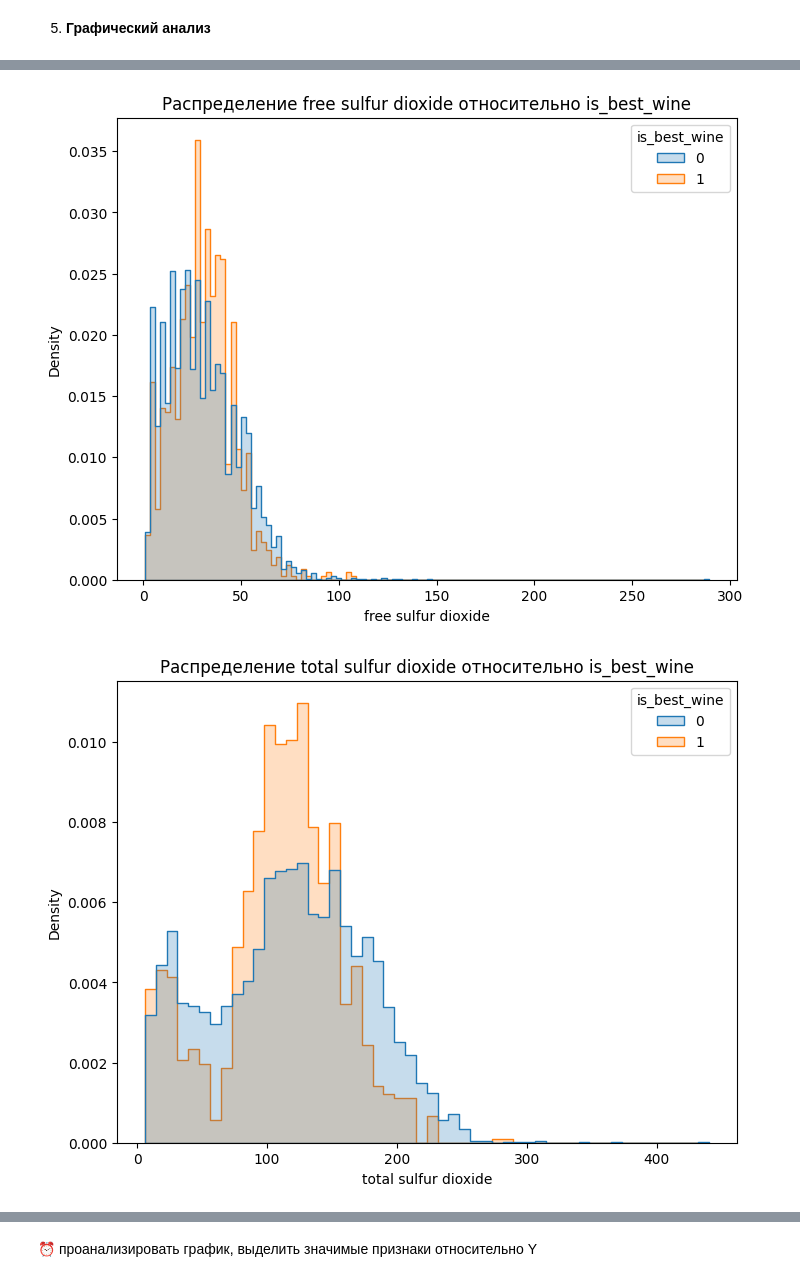
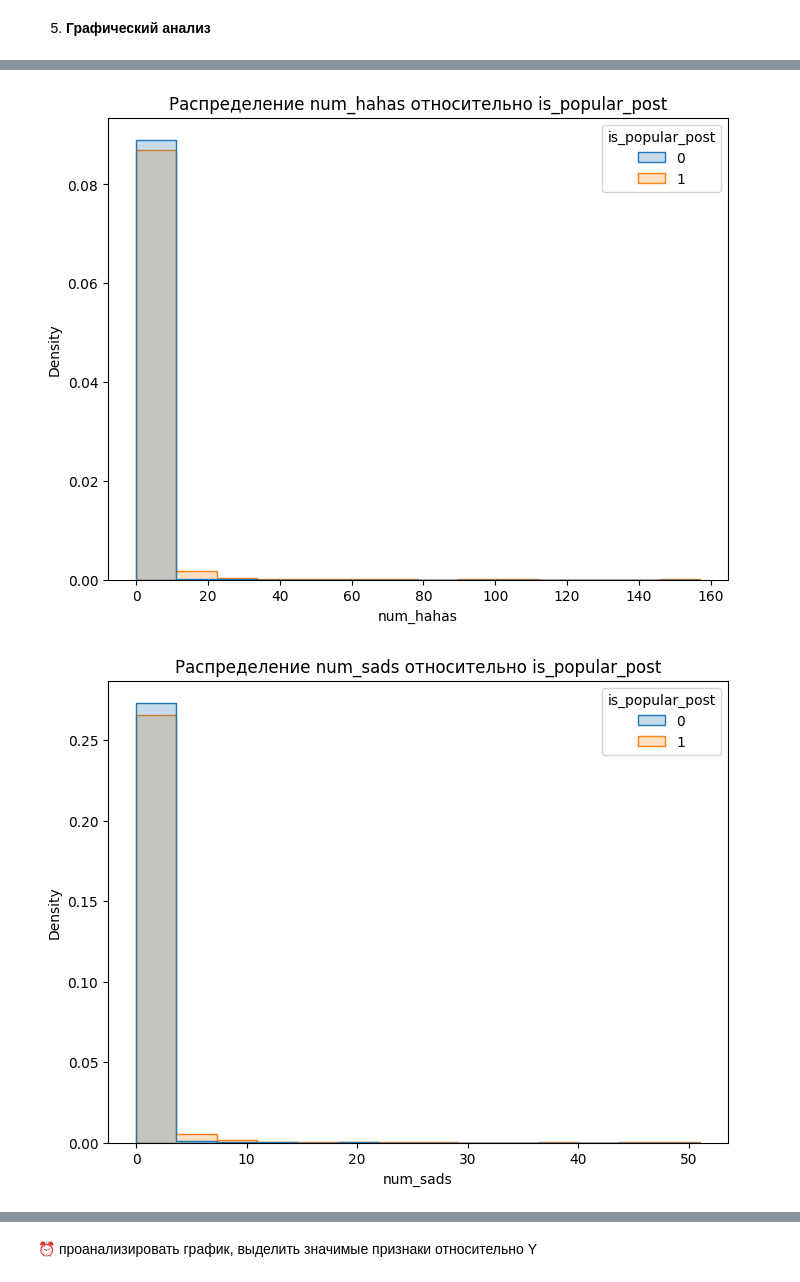
Before and after one commit to kand11/machineLearning, a Jupyter notebook: Практика_2.ipynb, the cells around one changed output, grey strips where cells are left out. Drawn from its saved outputs; the diff is of its cells as text; code cells hidden in the pictures.

```diff
--- a/Практика_2.ipynb
+++ b/Практика_2.ipynb
@@ -54,7 +54,7 @@ Requirement already satisfied: six>=1.5 in /usr/local/lib/python3.10/dist-packag
 2. **Загружаем набор данных:**
 # %%
 # Загрузка набора данных
-df = pd.read_csv('/content/wine.csv')
+df = pd.read_csv('/content/facebook.csv')
 # %%
 df
 # %% [output]
@@ -235,5 +236,5 @@ dtype: int64
 # %%
-df['is_best_wine'] = np.where(df['quality'] >= 7, 1, 0).astype(int)
+df['is_popular_post'] = np.where(df['num_likes'] >= 100, 1, 0).astype(int)
 # %%
 df.columns
 # %% [output]
@@ -243,10 +244,10 @@ Index(['fixed acidity', 'volatile acidity', 'citric acid', 'residual sugar',
       dtype='object')
 # %%
-Y = df['is_best_wine'] # выбираем целевую переменную (категориальную)
-X = df.drop('is_best_wine', axis=1) # переменные для проверки влияния
+Y = df['is_popular_post'] # выбираем целевую переменную (категориальную)
+X = df.drop('is_popular_post', axis=1) # переменные для проверки влияния
 
 # В моем случае я дропаю базовую переменную, а не только. Y
-X = X.drop('quality', axis=1)
+X = X.drop('num_likes', axis=1)
 # %% [markdown]
 5. **Графический анализ**
 # %%
@@ -271,7 +272,7 @@ numeric_cols
 # Построение boxplot для каждой переменной
 for col in numeric_cols:
     plt.figure(figsize=(8, 6))
-    sns.boxplot(x='is_best_wine', y=col, data=df)
-    plt.title(f'Boxplot {col} относительно is_best_wine')
+    sns.boxplot(x='is_popular_post', y=col, data=df)
+    plt.title(f'Boxplot {col} относительно is_popular_post')
     plt.show()
 # %% [output]
@@ -290,7 +288,7 @@ for col in numeric_cols:
 # Построение диаграмм распределения для каждой переменной
 for col in numeric_cols:
     plt.figure(figsize=(8, 6))
-    sns.histplot(data=df, x=col, hue='is_best_wine', element="step", stat="density", common_norm=False)
-    plt.title(f'Распределение {col} относительно is_best_wine')
+    sns.histplot(data=df, x=col, hue='is_popular_post', element="step", stat="density", common_norm=False)
+    plt.title(f'Распределение {col} относительно is_popular_post')
     plt.show()
 # %% [output]
@@ -302,2 +300,2 @@ for col in numeric_cols:
-[figure, old version]
+[figure, new version]
-[figure, old version]
+[figure, new version]
```
Also changed, not shown: parts of 31 cells of this notebook.
